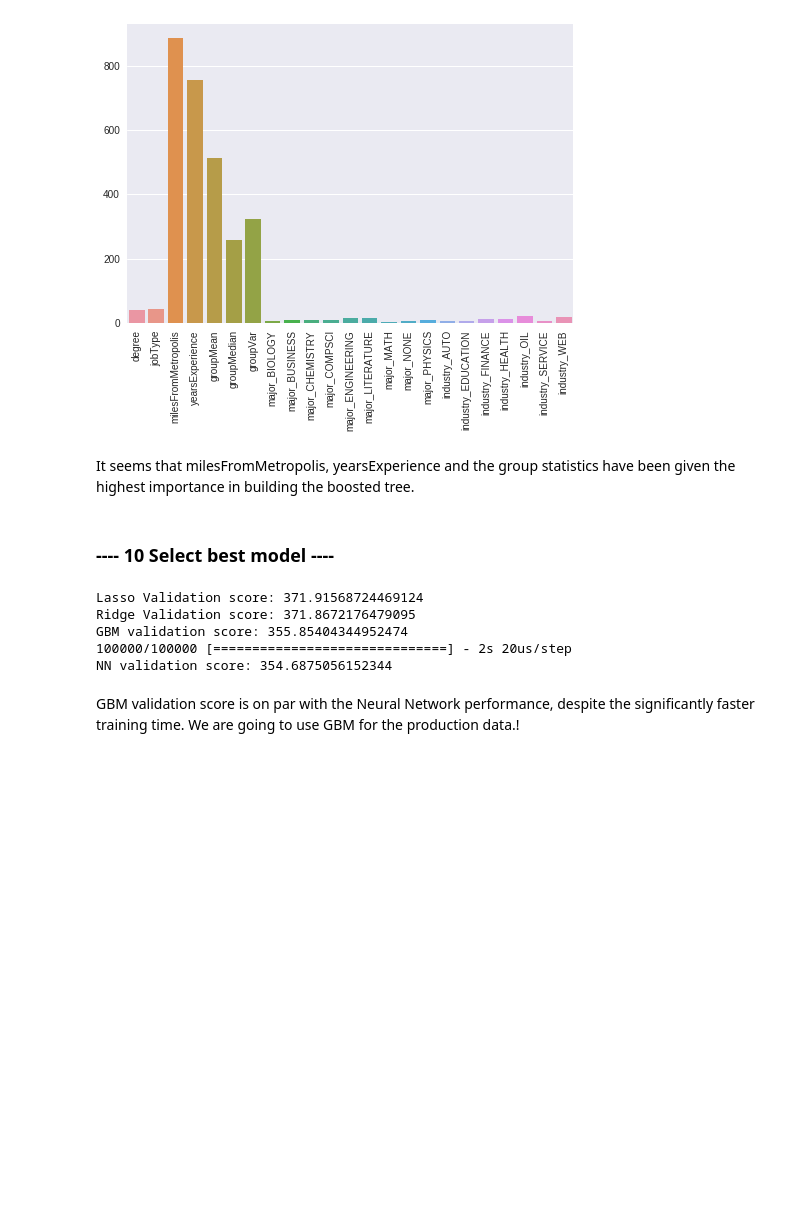
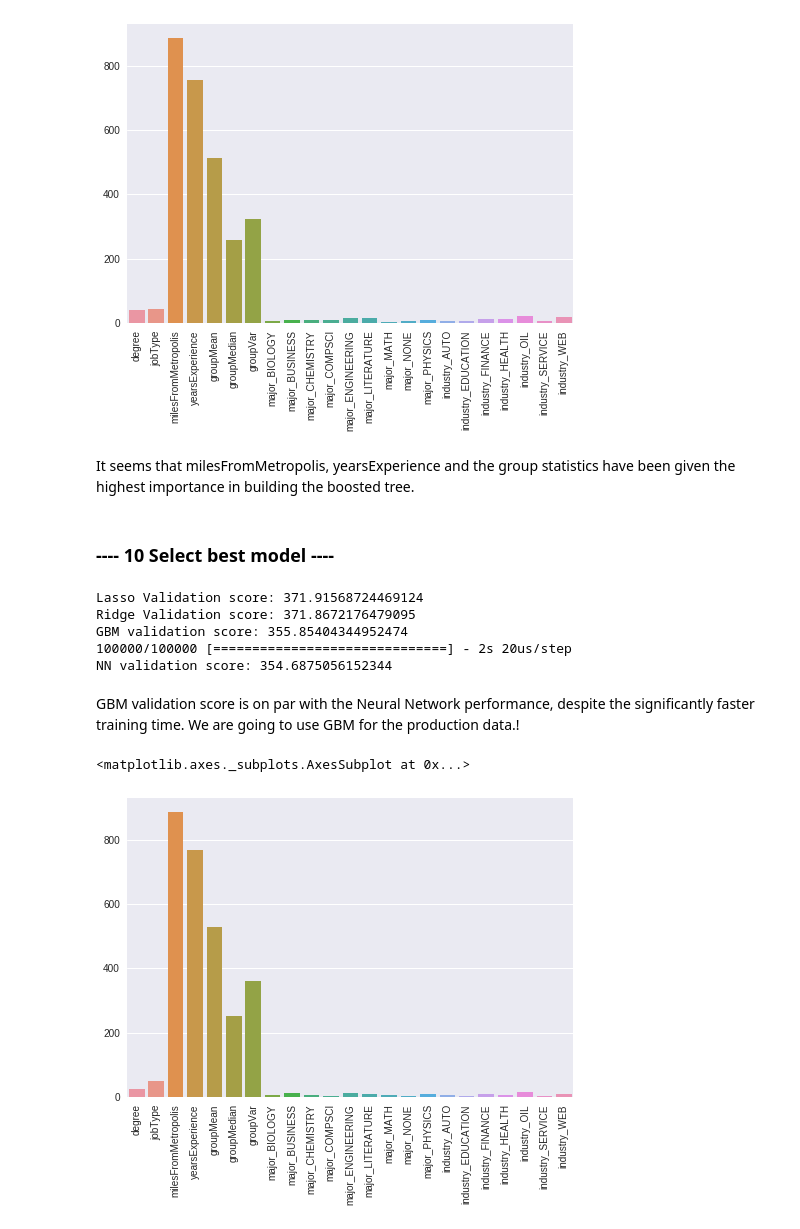
Before and after one commit to liapunov/HRdata, a Jupyter notebook: HRdataNotebook.ipynb, the cells around one changed output. Drawn from its saved outputs; the diff is of its cells as text; code cells hidden in the pictures; blank space fills up the shorter version.

```diff
--- a/HRdataNotebook.ipynb
+++ b/HRdataNotebook.ipynb
@@ -53,7 +53,11 @@ Drive already mounted at /content/gdrive; to attempt to forcibly remount, call d
 Using TensorFlow backend.
 # %%
 class SupervisedDataframe:
-
+    '''A class that uses pandas MultiIndex to manage the trasnformation of
+    the training and the test data at the same time.
+    The use of the MultiIndex requires caution, as deleting rows does not remove them
+    but just transform them in NaN, so dropna() is always required when extracting the train
+    or the set data.'''
     def __init__(self, train_src, test_src, target_src = ""):
         train = pd.read_csv(file_base + train_src)
         if train_src != "":
@@ -80,9 +84,11 @@ class SupervisedDataframe:
         self.merged.loc["test"].drop(["salary"],axis=1).info()
 
     def set_target(self, new_target_col):
+        '''Change the target column'''
         self.target_col = new_target_col
 
     def get_train(self, dropna=False):
+        '''returns the training set (including the target column if present)'''
         train = self.merged.loc["train"]
         if dropna:
             return train.dropna()
@@ -90,14 +96,18 @@ class SupervisedDataframe:
             return train
 
     def get_test(self):
+        '''returns the test set'''
         return self.merged.loc["test"].drop(columns=["salary"]).dropna()
 
     def split_feature_target(self):
+        '''returns the train set splitted into features and target'''
         train_features = self.merged.loc["train"].drop(columns=[self.target_col]).dropna()
         train_target = self.merged.loc["train"][self.target_col].dropna()
         return (train_features, train_target)
 
     def plot_vs_target(self,col):
+        '''plot the target against one feature column. At the moment, still assumes that
+        the feature is numerical'''
         def key(val):
             return self.merged.loc["train"][self.merged.loc["train"][col]==val]\
                                                         [self.target_col].mean()
@@ -105,6 +115,8 @@ class SupervisedDataframe:
         sb.boxplot(x=col, y=self.target_col, data=self.merged.loc["train"].dropna(), order=order)
 
     def plot_variable(self, col, fit=None, type="dist"):
+        '''plot the distribution of a feature, for both the train and the test set.
+        if the feature is the target, does not draw the distribution for the test set.'''
         fig,ax = plt.subplots(1,2, sharey=True, figsize=(20,10))
         fig.suptitle(col + ": distribution", fontsize=14, fontweight="bold")
         # using distplot for numerical variables
@@ -125,27 +137,32 @@ class SupervisedDataframe:
             print("Time series plot has not been implemented yet")
 
     def set_categoricals(self, new_list, replace=False):
+        '''set the list of the categorical features'''
         if replace:
             self.categoricals = new_list
         else:
             self.categoricals.extend(new_list)
 
     def set_numericals(self, new_list, replace=False):
+        '''set the list of the numerical features'''
         if replace:
             self.numericals = new_list
         else:
             self.numericals.extend(new_list)
 
     def set_dates(self, new_list, replace=False):
+        '''set the list of the date-wise features'''
         if replace:
             self.dates = new_list
         else:
             self.dates.extend(new_list)
 
     def check_nulls(self, erase=False):
+        '''check whether there are null features in both the train and the test sets.
+        There is the option to delete the relative rows'''
         # we need to be careful, as the target will be NA on the test part of the DF
-        null_vals = self.merged.drop(["salary"], axis=1).isna().values.any()
-        null_ixs = self.merged.drop(["salary"], axis=1).isna().index.values
+        null_vals = self.merged.drop([self.target_col], axis=1).isna().values.any()
+        null_ixs = self.merged.drop([self.target_col], axis=1).isna().index.values
         if not null_vals:
             print("there are no NA values in the training dataFrame.")
         else:
@@ -157,6 +174,7 @@ class SupervisedDataframe:
         return null_vals
 
     def create_grouped_stats(self, col_list):
+        '''create group statistics out of a subset of categorical variables'''
         if not all([col in self.categoricals for col in col_list]):
             print("Cannot execute: some of the chosen columns are numerical.")
             return
@@ -170,15 +188,18 @@ class SupervisedDataframe:
             self.merged = self.merged.reset_index(0).merge(stat,how="left").set_index("level_0")
 
     def to_one_hot(self,features):
+        '''Transforms some of the categorical features into binary features'''
         for feat in features:
             self.merged = pd.concat([self.merged, pd.get_dummies(self.merged[feat],\
                                                                              prefix=feat)],axis=1)
             self.merged = self.merged.drop(columns=[feat])
 
     def dict_replace(self,col,col_dict):
+        '''transforms a column based on a dictionary'''
         self.merged.replace({col:col_dict}, inplace=True)
 
     def scale(self, features,method="minmax"):
+        '''scales the selected numerical columns according to minmax or standard deviation'''
         if method == "standard":
             for feat in features:
                 self.merged[feat] = (self.merged[feat] - self.merged[feat].mean())/\
@@ -189,7 +210,9 @@ class SupervisedDataframe:
                                      (self.merged[feat].max() - self.merged[feat].min())
         else:
             "this method is not implemented"
+
     def __getattr__(self, attr):
+        '''gets the pandas attributes from the embedded MultiIndex'''
         getattr(self.merged, attr)
 # %%
 def short_track(train_src, test_src, target_src = ""):
@@ -878,0 +902,7 @@ predictions, importances = whole_gbm.predict(test_feat, pred_contrib=True)
+# %%
+plt.xticks(rotation=90)
+
+sb.barplot(x=train_feat.columns, y=whole_gbm.feature_importances_)
+# %% [output]
+<matplotlib.axes._subplots.AxesSubplot at 0x...>
+[figure, added]
```
Also changed, not shown: parts of 4 cells of this notebook.
